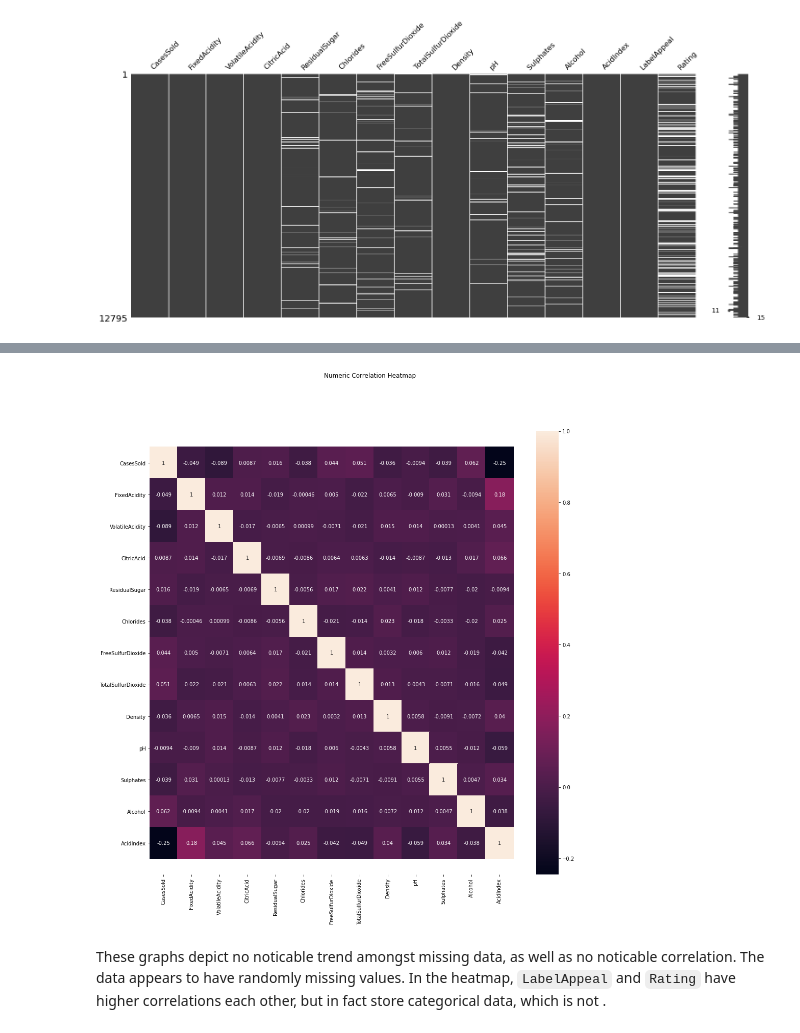
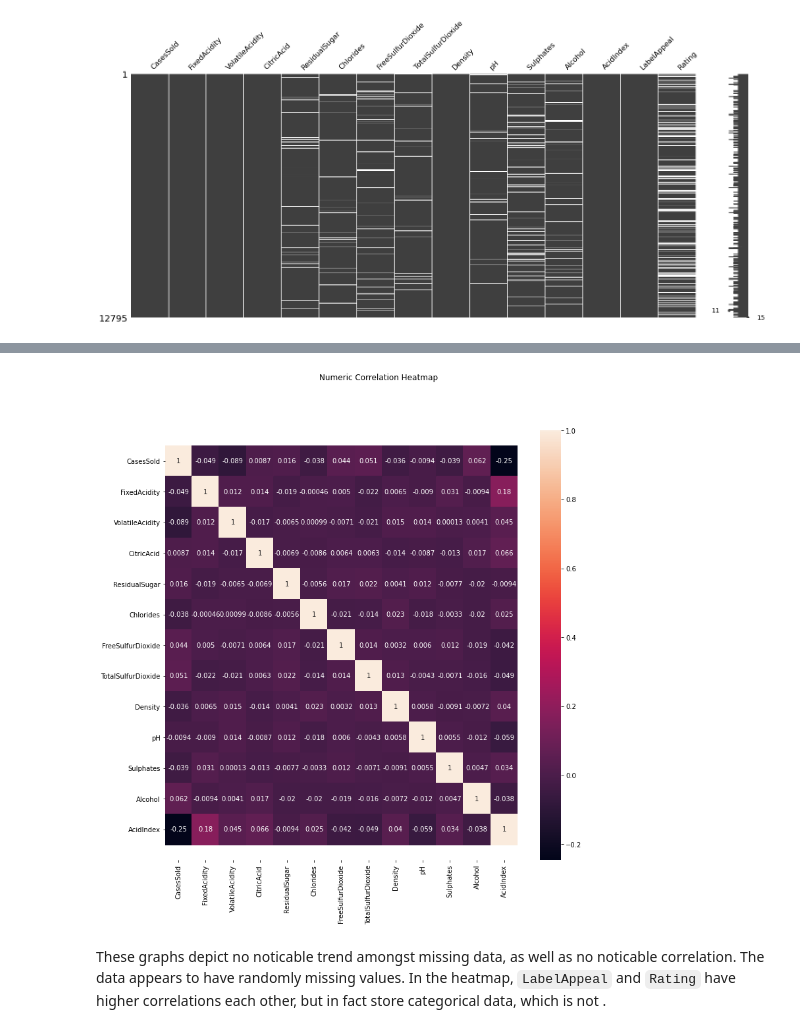
Before and after one commit to yabbou/python-data-science, a Jupyter notebook: hw_6.ipynb, the cells around one changed output, grey strips where cells are left out. Cells and saved outputs as stored; diff of their text form; code cells hidden in the pictures.

```diff
--- a/hw_6.ipynb
+++ b/hw_6.ipynb
@@ -166,16 +178,16 @@ msno.heatmap(wines_df)
 # %%
-fig = plt.figure(figsize=(16, 16))
+fig = plt.figure(figsize=(12, 12))
 corr = wines_df.copy().drop(['LabelAppeal','Rating'], axis='columns').corr() #dropping categorical data, as not numerically meaningful
 sns.heatmap(corr, annot=True)
 
 b, t = plt.ylim()
 b += 0.5
 t -= 0.5
 plt.ylim(b, t)
 fig.suptitle('Numeric Correlation Heatmap')
 plt.show()
 # %% [output]
-[figure, old version]
+[figure, new version]
 # %% [markdown]
 These graphs depict no noticable trend amongst missing data, as well as no noticable correlation. The data appears to have randomly missing values. In the heatmap, `LabelAppeal` and `Rating` have higher correlations each other, but in fact store categorical data, which is not .
 # %%
```
Also changed, not shown: parts of 17 cells of this notebook.
